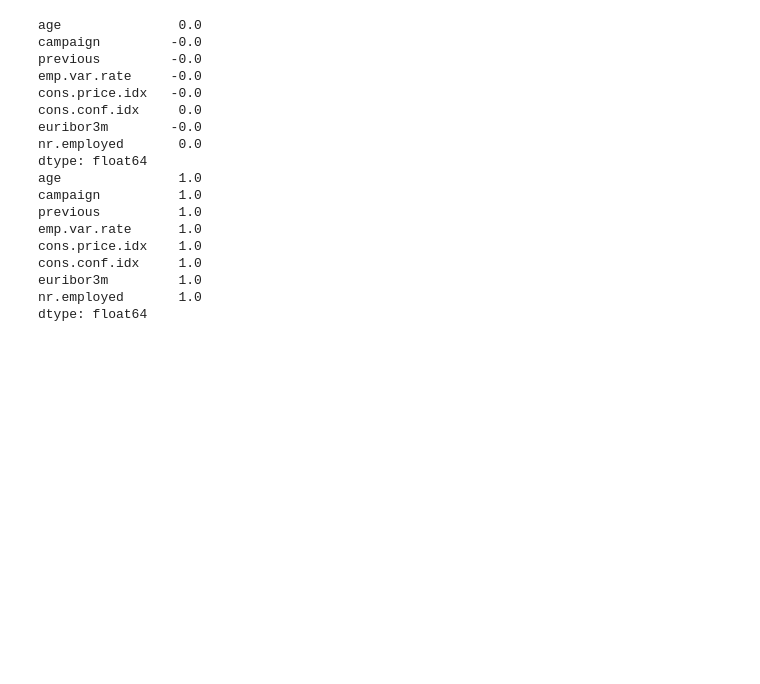
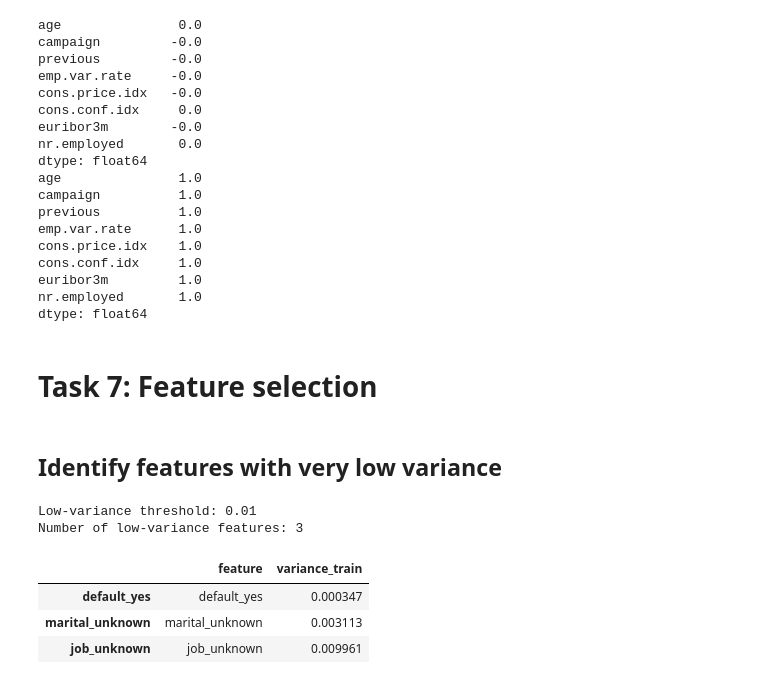
Before and after one commit to lamamoucattashieu/ML-fundamentals-2026, a Jupyter notebook: assignment1_lama_moucattash.ipynb, the cells around one changed output. Cells and saved outputs as stored; diff of their text form; code cells hidden in the pictures; blank space fills up the shorter version.

Commit message:
Task 7: Feature selection

```diff
--- a/assignment1_lama_moucattash.ipynb
+++ b/assignment1_lama_moucattash.ipynb
@@ -551,3 +551,36 @@ cons.conf.idx     1.0
 euribor3m         1.0
 nr.employed       1.0
 dtype: float64
+# %% [markdown]
+# Task 7: Feature selection
+# %% [markdown]
+## Identify features with very low variance
+# %%
+from sklearn.feature_selection import VarianceThreshold
+import pandas as pd
+
+#  threshold for "very low" variance
+var_threshold = 0.01  # for standardized continuous features, this flags near-constant features
+
+vt = VarianceThreshold(threshold=var_threshold)
+vt.fit(X_train)
+
+support_mask = vt.get_support()
+low_var_features = X_train.columns[~support_mask]
+
+# summary table
+low_var_summary = pd.DataFrame({
+    "feature": low_var_features,
+    "variance_train": X_train[low_var_features].var()
+}).sort_values("variance_train")
+
+print(f"Low-variance threshold: {var_threshold}")
+print(f"Number of low-variance features: {len(low_var_features)}")
+low_var_summary
+# %% [output]
+Low-variance threshold: 0.01
+Number of low-variance features: 3
+|  | feature | variance_train |
+| default_yes | default_yes | 0.000347 |
+| marital_unknown | marital_unknown | 0.003113 |
+| job_unknown | job_unknown | 0.009961 |
```
Also changed, not shown: parts of 10 cells of this notebook.
